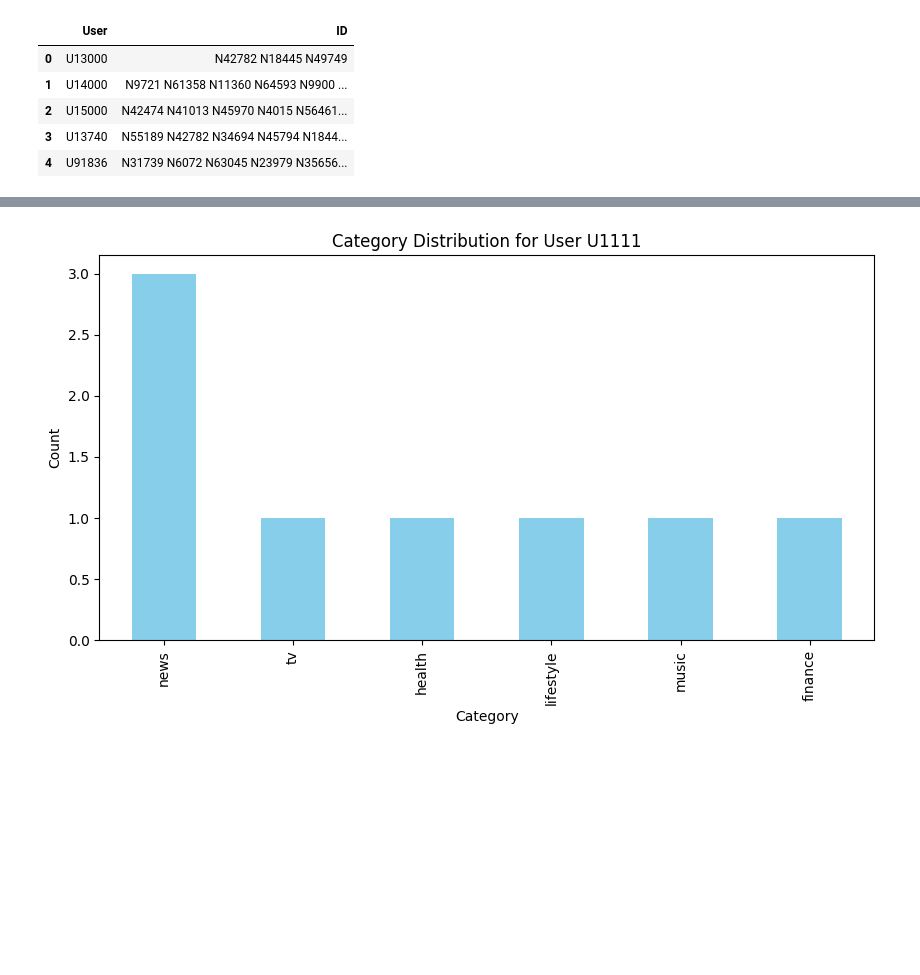
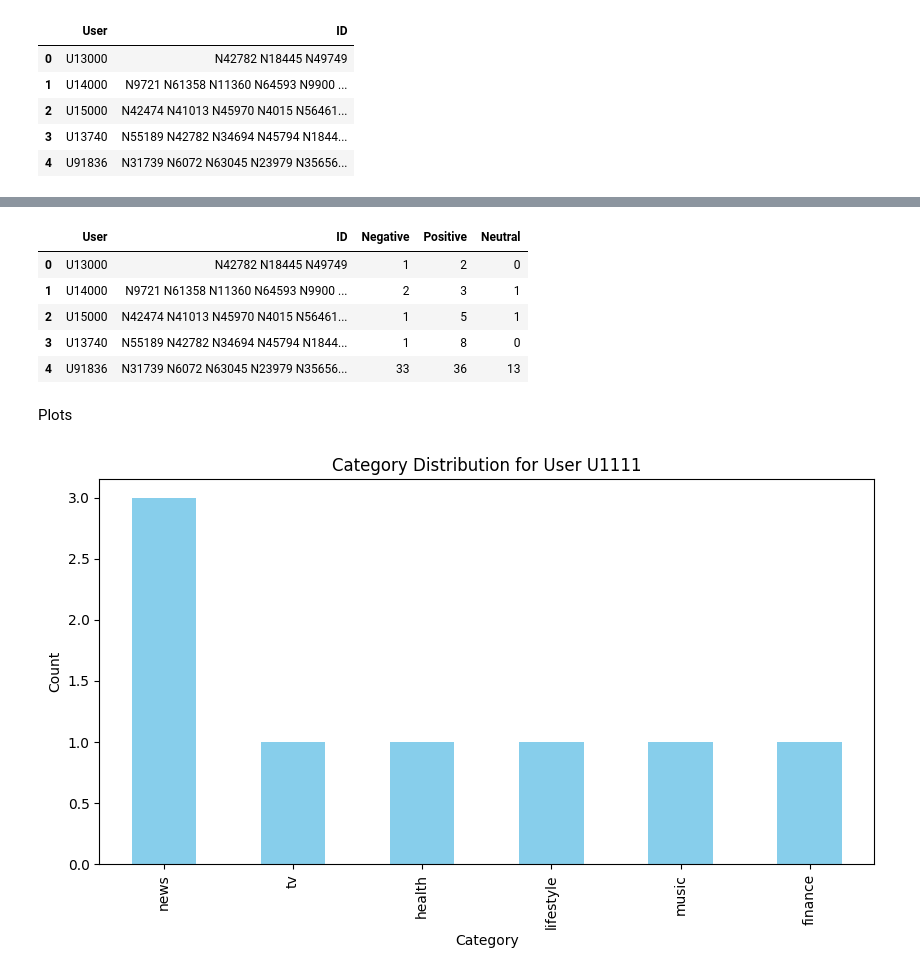
Before and after one commit to krisbara/GPT-Recommender-systems, a Jupyter notebook: sentiment_analysis.ipynb, the cells around one changed output, grey strips where cells are left out. Saved outputs shown, nothing was run; the diff lists cells and outputs as text; code cells hidden in the pictures; blank space fills up the shorter version.

Commit message:
sentiment

```diff
--- a/sentiment_analysis.ipynb
+++ b/sentiment_analysis.ipynb
@@ -70,3 +127,50 @@ behaviors.head()
+# %%
+import pandas as pd
+
+def analyze_sentiments(news_df, behaviors_df):
+    # Create a dictionary to store sentiments for each ID
+    id_sentiments = {}
+
+    # Iterate through rows in the news dataframe
+    for index, row in news_df.iterrows():
+        # Split the IDs in the 'Content' column
+        ids = row['ID'].split()
+
+        # Store sentiment for each ID in the dictionary
+        for news_id in ids:
+            id_sentiments[news_id] = row['Sentiment']
+
+    # Create a new dataframe to store the results
+    result_df = behaviors_df.copy()
+
+    # Initialize columns for sentiments
+    result_df['Negative'] = 0
+    result_df['Positive'] = 0
+    result_df['Neutral'] = 0
+
+    # Iterate through rows in the behaviors dataframe
+    for index, row in result_df.iterrows():
+        # Split the IDs in the 'ID' column
+        ids = row['ID'].split()
+
+        # Count sentiments for each ID and update the result dataframe
+        for behavior_id in ids:
+            sentiment = id_sentiments.get(behavior_id, 'Neutral')  # Default to 'Neutral'
+            result_df.at[index, sentiment] += 1
+
+    return result_df
+# %%
+result_df = analyze_sentiments(news, behaviors)
+result_df.head()
+# %% [output]
+|  | User | ID | Negative | Positive | Neutral |
+| 0 | U13000 | N42782 N18445 N49749 | 1 | 2 | 0 |
+| 1 | U14000 | N9721 N61358 N11360 N64593 N9900 ... | 2 | 3 | 1 |
+| 2 | U15000 | N42474 N41013 N45970 N4015 N56461... | 1 | 5 | 1 |
+| 3 | U13740 | N55189 N42782 N34694 N45794 N1844... | 1 | 8 | 0 |
+| 4 | U91836 | N31739 N6072 N63045 N23979 N35656... | 33 | 36 | 13 |
+# %% [markdown]
+Plots
 # %%
 
 def generate_user_graphs(user_id, behaviors_df, news_df):
```
Also changed, not shown: parts of 2 cells of this notebook, 2 other files.
